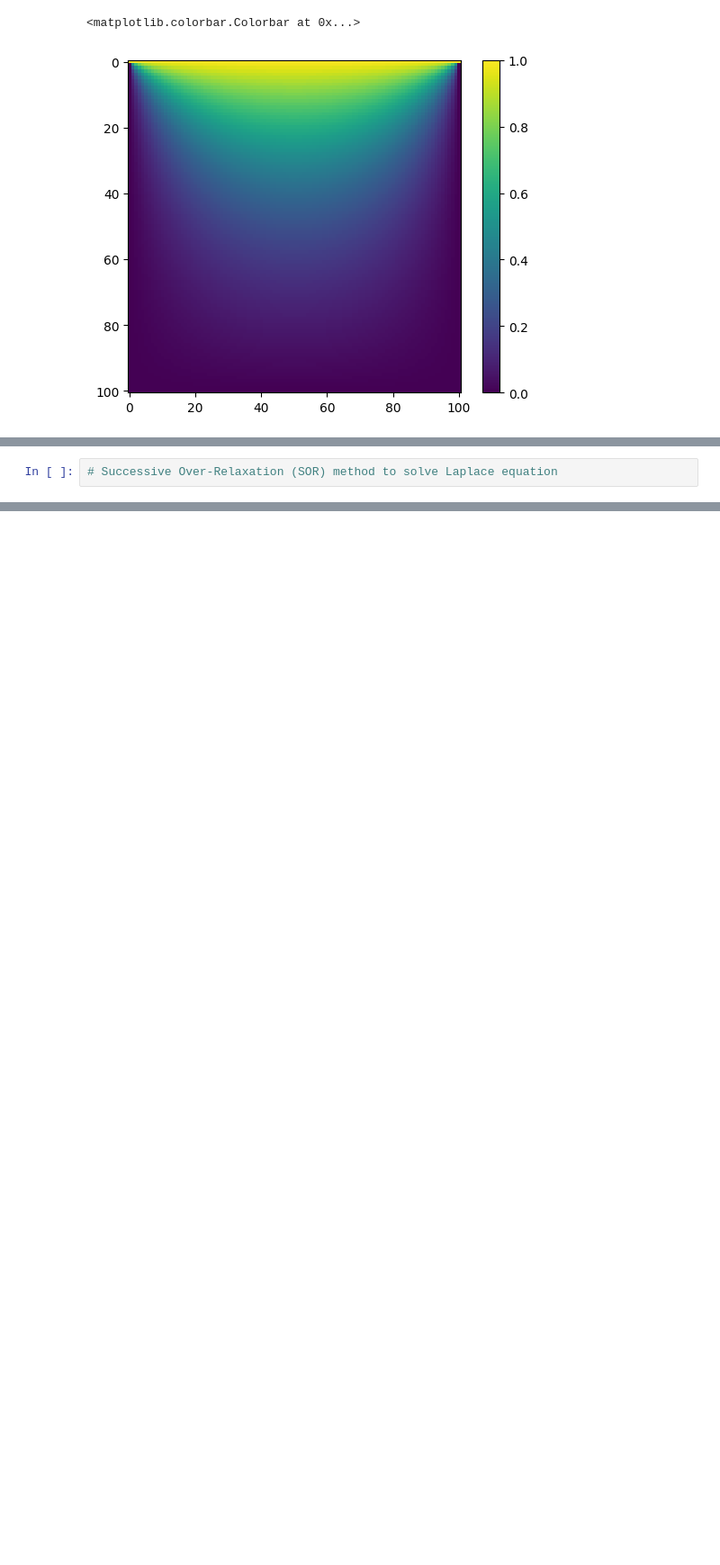
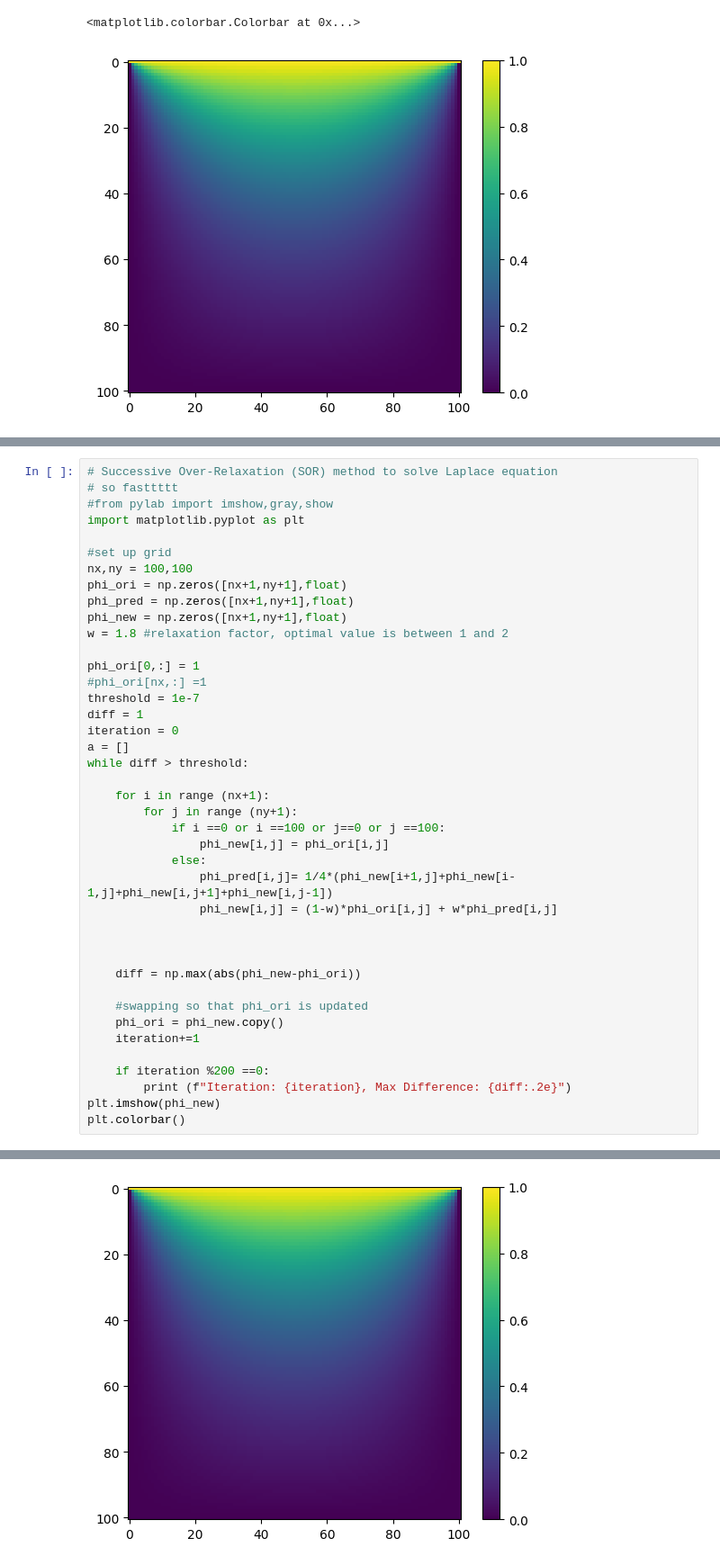
Before and after one commit to daisyabcxyz/Capstone-2025-2026, a Jupyter notebook: Simple Laplacian's Solver (1V).ipynb, the cells around one changed output, grey strips where cells are left out. Shown: that part at 90% size. Saved outputs shown, nothing was run; the diff lists cells and outputs as text; blank space fills up the shorter version.

Commit message:
Successive Over-Relaxation and slab

```diff
--- a/Simple Laplacian's Solver (1V).ipynb
+++ b/Simple Laplacian's Solver (1V).ipynb
@@ -117,3 +116,43 @@ Iteration: 3600, Max Difference: 1.12e-05
 [figure]
 # %%
 # Successive Over-Relaxation (SOR) method to solve Laplace equation
+# so fasttttt
+#from pylab import imshow,gray,show
+import matplotlib.pyplot as plt
+
+#set up grid
+nx,ny = 100,100
+phi_ori = np.zeros([nx+1,ny+1],float)
+phi_pred = np.zeros([nx+1,ny+1],float)
+phi_new = np.zeros([nx+1,ny+1],float)
+w = 1.8 #relaxation factor, optimal value is between 1 and 2
+
+phi_ori[0,:] = 1
+#phi_ori[nx,:] =1
+threshold = 1e-7
+diff = 1
+iteration = 0
+a = []
+while diff > threshold:
+
+    for i in range (nx+1):
+        for j in range (ny+1):
+            if i ==0 or i ==100 or j==0 or j ==100:
+                phi_new[i,j] = phi_ori[i,j]
+            else:
+                phi_pred[i,j]= 1/4*(phi_new[i+1,j]+phi_new[i-1,j]+phi_new[i,j+1]+phi_new[i,j-1])
+                phi_new[i,j] = (1-w)*phi_ori[i,j] + w*phi_pred[i,j]
+
+
+
+    diff = np.max(abs(phi_new-phi_ori))
+
+    #swapping so that phi_ori is updated
+    phi_ori = phi_new.copy()
+    iteration+=1
+
+    if iteration %200 ==0:
+        print (f"Iteration: {iteration}, Max Difference: {diff:.2e}")
+plt.imshow(phi_new)
+plt.colorbar()
+# %% [output]
@@ -120,3 +165,4 @@ Iteration: 3600, Max Difference: 1.12e-05
+[figure, added]
 # %%
 #https://scipython.com/blog/visualizing-a-vector-field-with-matplotlib/
 # Electric field components
```
Also changed, not shown: parts of 7 cells of this notebook.
